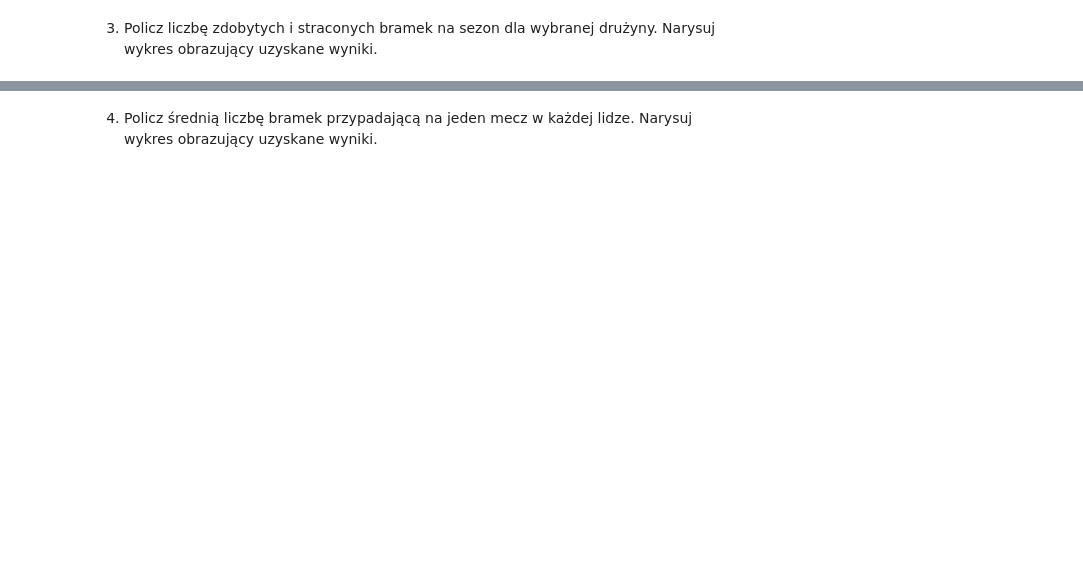
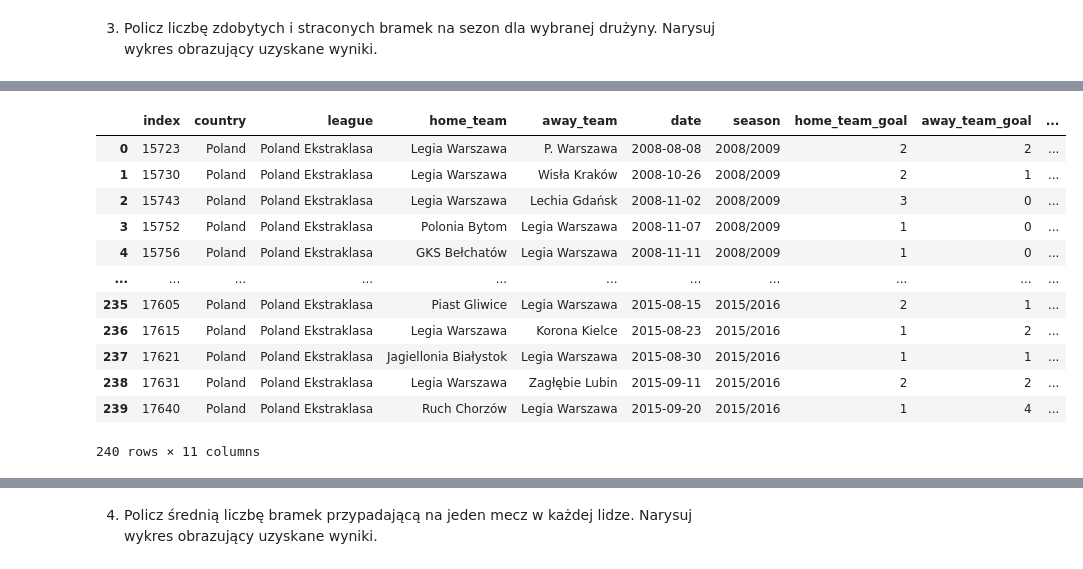
Before and after one commit to rkorzen/python_katowice_11022020, a Jupyter notebook: dzien_9/pandas_wprowadzenie.ipynb, the cells around one changed output, grey strips where cells are left out. Drawn from its saved outputs; the diff is of its cells as text; code cells hidden in the pictures; blank space fills up the shorter version.

```diff
--- a/dzien_9/pandas_wprowadzenie.ipynb
+++ b/dzien_9/pandas_wprowadzenie.ipynb
@@ -1172,0 +1185,2 @@ Korzystając z pliku `matches.csv` zawierającego dane o rozgrywkach piłkarskic
+# %%
+data = pd.read_csv(os.path.join(folder_path, 'matches.csv'), parse_dates=['date'])
@@ -1173,7 +1202,6 @@ Korzystając z pliku `matches.csv` zawierającego dane o rozgrywkach piłkarskic
 # %%
-data = pd.read_csv('../../data/matches.csv', parse_dates=['date'])
 data[
-    ((data.home_team == 'Legia Warszawa') | (data.away_team == 'Legia Warszawa')) &
-    ((data.home_team == 'Lech Poznań') | (data.away_team == 'Lech Poznań')) &
+    ((data.home_team == team_a) | (data.away_team == team_a)) &
+    ((data.home_team == team_b) | (data.away_team == team_b)) &
     (data.date.dt.year.isin([2010, 2011, 2011, 2013, 2014, 2015]))
 ]
@@ -1190,3 +1272,3 @@ data
 # %%
-team_matches = data[(data['home_team'] == 'Legia Warszawa') | (data['away_team'] == 'Legia Warszawa')]
+team_matches = data[(data['home_team'] == team) | (data['away_team'] == team)]
 team_matches
@@ -1196 +1306,25 @@ team_matches
+# %%
+lambda x: x.home_team_goal if x.home_team == team else x.away_team_goal
+
+def filtr(x):
+    if x.home_team == team:
+        return x.home_team_goal
+    return x.away_team_goal
+# %%
+team_matches['team_goals'] = team_matches.apply(filtr, axis=1)
+team_matches
+# %% [output]
+|  | index | country | league | home_team | away_team | date | season | home_team_goal | away_team_goal | ... |
+| 0 | 15723 | Poland | Poland Ekstraklasa | Legia Warszawa | P. Warszawa | 2008-08-08 | 2008/2009 | 2 | 2 | ... |
+| 1 | 15730 | Poland | Poland Ekstraklasa | Legia Warszawa | Wisła Kraków | 2008-10-26 | 2008/2009 | 2 | 1 | ... |
+| 2 | 15743 | Poland | Poland Ekstraklasa | Legia Warszawa | Lechia Gdańsk | 2008-11-02 | 2008/2009 | 3 | 0 | ... |
+| 3 | 15752 | Poland | Poland Ekstraklasa | Polonia Bytom | Legia Warszawa | 2008-11-07 | 2008/2009 | 1 | 0 | ... |
+| 4 | 15756 | Poland | Poland Ekstraklasa | GKS Bełchatów | Legia Warszawa | 2008-11-11 | 2008/2009 | 1 | 0 | ... |
+| ... | ... | ... | ... | ... | ... | ... | ... | ... | ... | ... |
+| 235 | 17605 | Poland | Poland Ekstraklasa | Piast Gliwice | Legia Warszawa | 2015-08-15 | 2015/2016 | 2 | 1 | ... |
+| 236 | 17615 | Poland | Poland Ekstraklasa | Legia Warszawa | Korona Kielce | 2015-08-23 | 2015/2016 | 1 | 2 | ... |
+| 237 | 17621 | Poland | Poland Ekstraklasa | Jagiellonia Białystok | Legia Warszawa | 2015-08-30 | 2015/2016 | 1 | 1 | ... |
+| 238 | 17631 | Poland | Poland Ekstraklasa | Legia Warszawa | Zagłębie Lubin | 2015-09-11 | 2015/2016 | 2 | 2 | ... |
+| 239 | 17640 | Poland | Poland Ekstraklasa | Ruch Chorzów | Legia Warszawa | 2015-09-20 | 2015/2016 | 1 | 4 | ... |
+240 rows × 11 columns
 # %%
```
Also changed, not shown: parts of 18 cells of this notebook, 27 other files.
